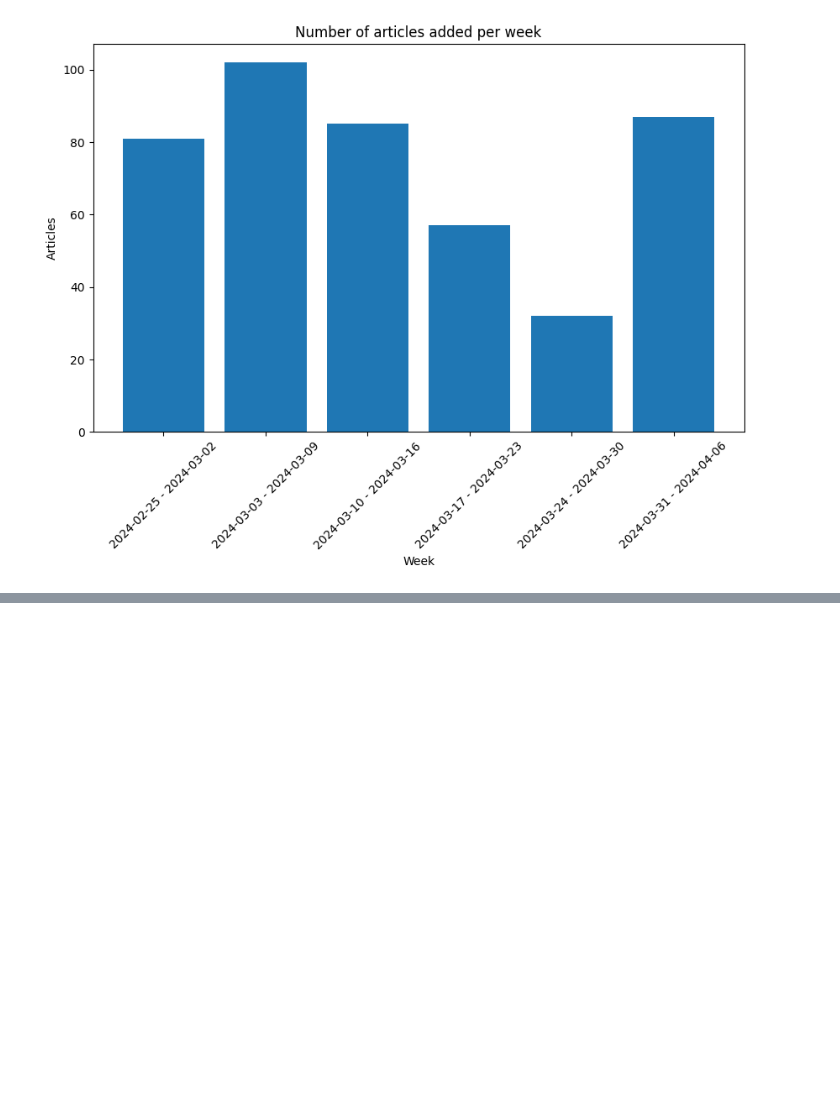
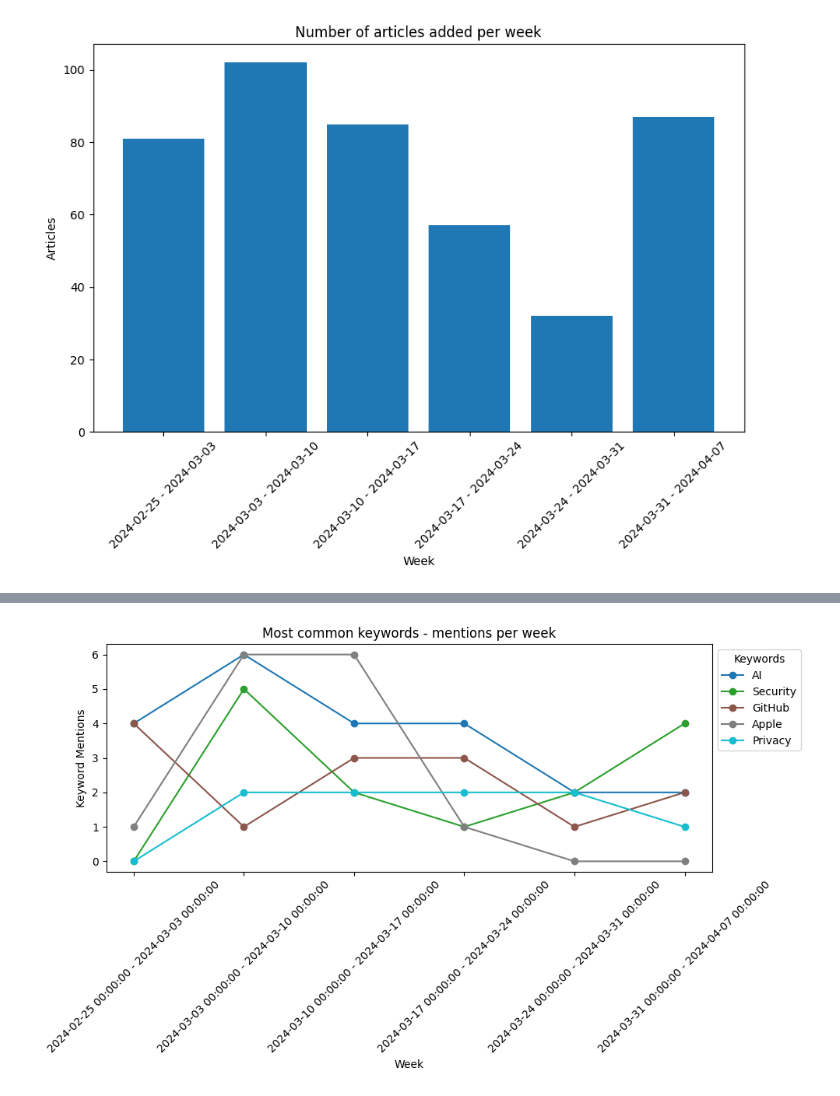
Before and after one commit to donnamagi/hackernews-analysis, a Jupyter notebook: jupyter/overview.ipynb, the cells around one changed output, grey strips where cells are left out. Drawn from its saved outputs; the diff is of its cells as text; code cells hidden in the pictures; blank space fills up the shorter version.

```diff
--- a/jupyter/overview.ipynb
+++ b/jupyter/overview.ipynb
@@ -24,7 +24,7 @@ all_dates_by_week = pd.date_range(start=df['Date'].min(), end=df['Date'].max(),
 # %%
 
 # format the date ranges for visualization
-date_ranges = list(zip(all_dates_by_week[:-1], all_dates_by_week[1:] - pd.Timedelta(1)))
+date_ranges = list(zip(all_dates_by_week[:-1], all_dates_by_week[1:]))
 date_ranges_named = [f"{start.date()} - {end.date()}" for start, end in date_ranges]
 
 # create a dataframe to store the weekly article count
@@ -49,0 +70,53 @@ plt.show()
+# %%
+import numpy as np
+
+# get the top 5 keywords
+top_5 = [keyword for keyword, _ in keyword_counts.most_common(5)]
+
+weekly_keywords = []
+
+for start, end in date_ranges:
+  mask = (df['Date'] >= start) & (df['Date'] < end)
+  weekly_keywords.append([keyword for keywords in df[mask]['Keywords'] for keyword in keywords])
+
+weekly_keyword_counts = [Counter(keywords) for keywords in weekly_keywords]
+
+# get the count of mentions for the top 5 keywords per week
+top_weekly_keywords = []
+for keyword_count in weekly_keyword_counts:
+    week_top_keywords = [(keyword, count) for keyword, count in keyword_count.items() if keyword in top_5]
+    top_weekly_keywords.append(week_top_keywords)
+
+# initialize the dictionary with zeros
+keywords_dict = {}
+for keyword in top_5:
+  keywords_dict[keyword] = [0] * len(weekly_keywords)
+
+# add the mentions per week to the respective keyword
+for week in top_weekly_keywords:
+  for keyword, count in week:
+    index = top_weekly_keywords.index(week)
+    keywords_dict[keyword][index] = count
+
+list_counts_per_keyword = [counts for _ , counts in keywords_dict.items()]
+
+# setting up the plot
+fig, ax = plt.subplots(figsize=(10, 6))
+weeks = np.arange(len(weekly_keywords))
+colors = plt.cm.tab10(np.linspace(0, 1, len(keywords_dict)))
+
+for counts, color, keyword in zip(list_counts_per_keyword, colors, top_5):
+  ax.plot(weeks, counts, color=color, label=keyword, marker='o', linewidth=1.5)
+
+ax.set_xlabel('Week')
+ax.set_ylabel('Keyword Mentions')
+ax.set_title('Most common keywords - mentions per week')
+ax.set_xticks(weeks)
+week_labels = [f'{start} - {end}' for start, end in date_ranges]
+ax.set_xticklabels(week_labels, rotation=45)
+ax.legend(title='Keywords', bbox_to_anchor=(1, 1), loc='upper left')
+
+plt.tight_layout()
+plt.show()
+# %% [output]
+[figure, added]
```
Also changed, not shown: parts of 1 cell of this notebook.
